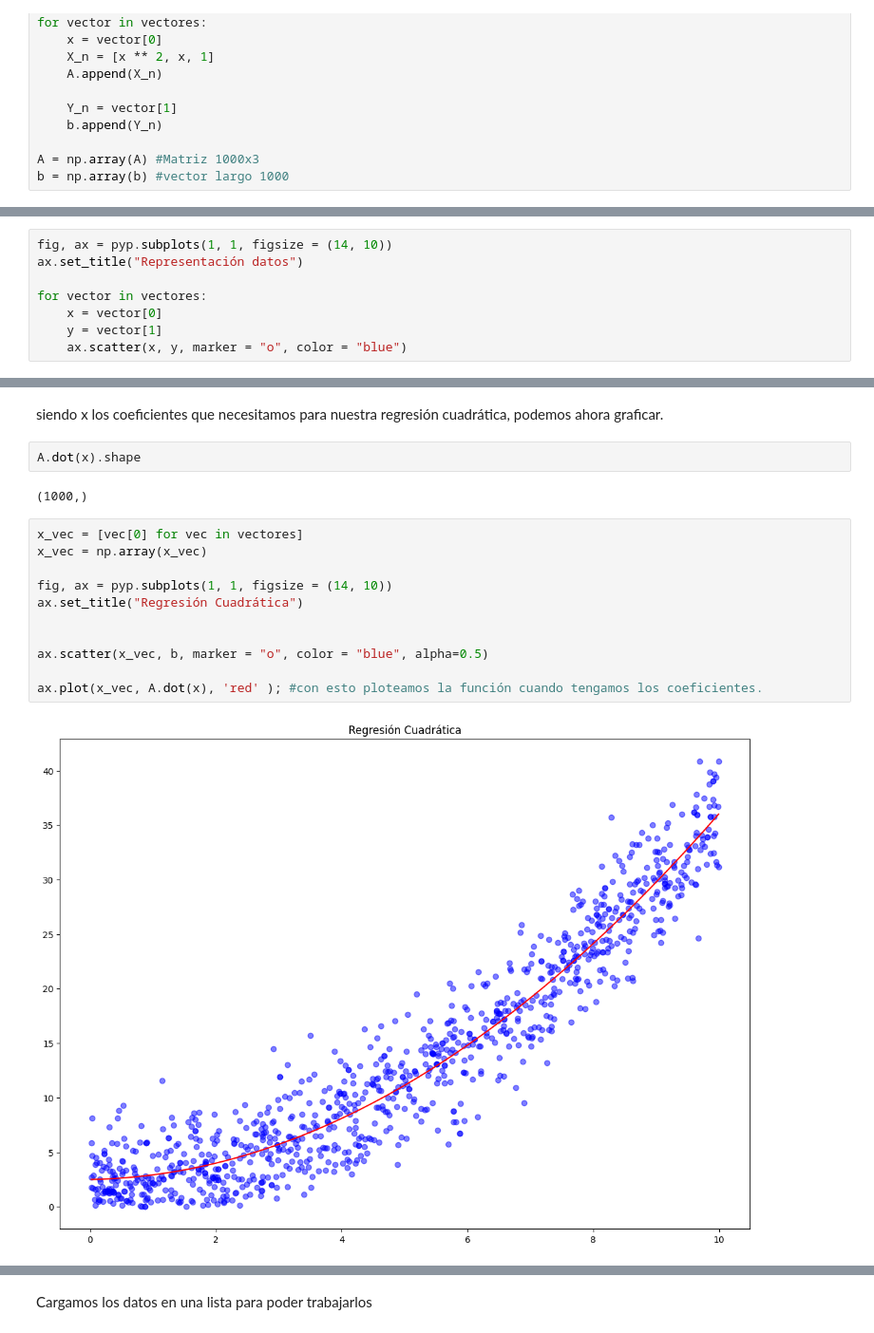
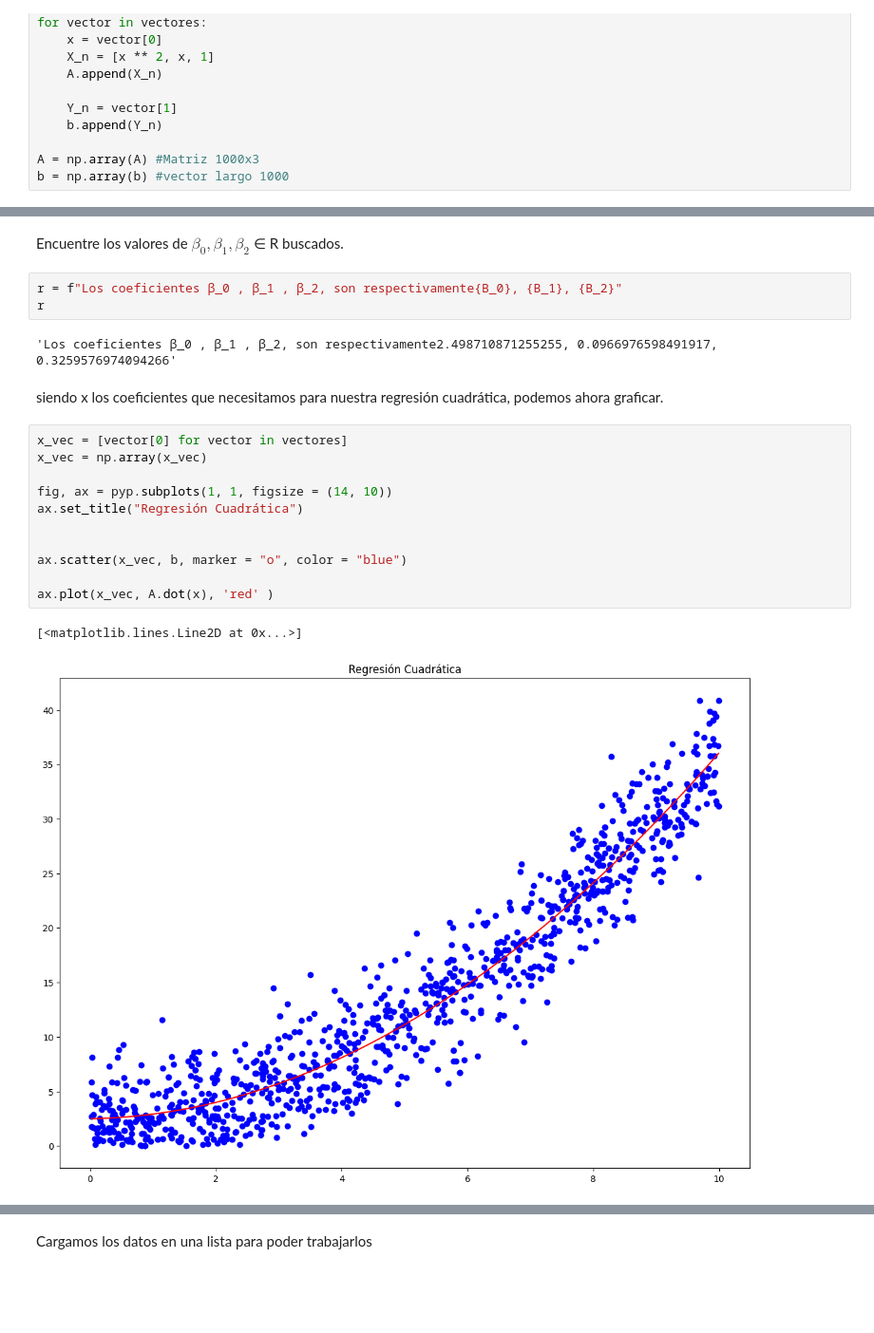
Before and after one commit to edupavez/Tarea_comp, a Jupyter notebook: P1.ipynb, the cells around one changed output, grey strips where cells are left out. Shown at 95% size. Drawn from its saved outputs; the diff is of its cells as text; blank space fills up the shorter version.

```diff
--- a/P1.ipynb
+++ b/P1.ipynb
@@ -38,8 +40,0 @@ Grafico de la data inicial
-# %%
-fig, ax = pyp.subplots(1, 1, figsize = (14, 10))
-ax.set_title("Representación datos")
-
-for vector in vectores:
-    x = vector[0]
-    y = vector[1]
-    ax.scatter(x, y, marker = "o", color = "blue")
@@ -82,19 +73,23 @@ array([0.3259577 , 0.09669766, 2.49871087])
+# %% [markdown]
+Encuentre los valores de $β_0 , β_1 , β_2$ ∈ R buscados.
+# %%
+r = f"Los coeficientes β_0 , β_1 , β_2, son respectivamente{B_0}, {B_1}, {B_2}"
+r
+# %% [output]
+'Los coeficientes β_0 , β_1 , β_2, son respectivamente2.498710871255255, 0.0966976598491917, 0.3259576974094266'
 # %% [markdown]
 siendo x los coeficientes que necesitamos para nuestra regresión cuadrática, podemos ahora graficar.
-# %%
-A.dot(x).shape
-# %% [output]
-(1000,)
 # %%
-x_vec = [vec[0] for vec in vectores]
+x_vec = [vector[0] for vector in vectores]
 x_vec = np.array(x_vec)
 
 fig, ax = pyp.subplots(1, 1, figsize = (14, 10))
 ax.set_title("Regresión Cuadrática")
 
 
-ax.scatter(x_vec, b, marker = "o", color = "blue", alpha=0.5)
+ax.scatter(x_vec, b, marker = "o", color = "blue")
 
-ax.plot(x_vec, A.dot(x), 'red' ); #con esto ploteamos la función cuando tengamos los coeficientes.
+ax.plot(x_vec, A.dot(x), 'red' )
 # %% [output]
+[<matplotlib.lines.Line2D at 0x...>]
-[figure, old version]
+[figure, new version]
```
Also changed, not shown: parts of 13 cells of this notebook.
